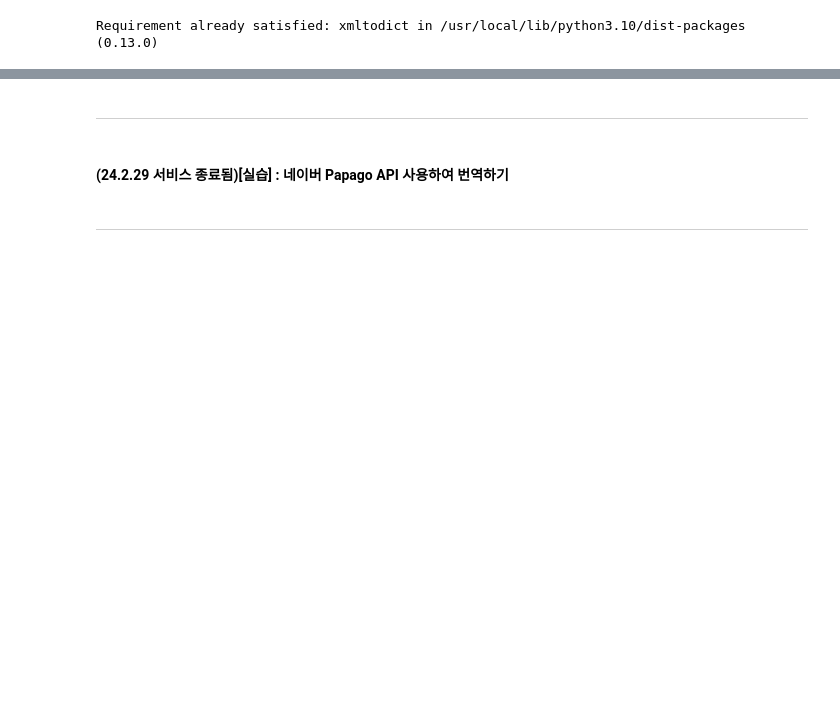
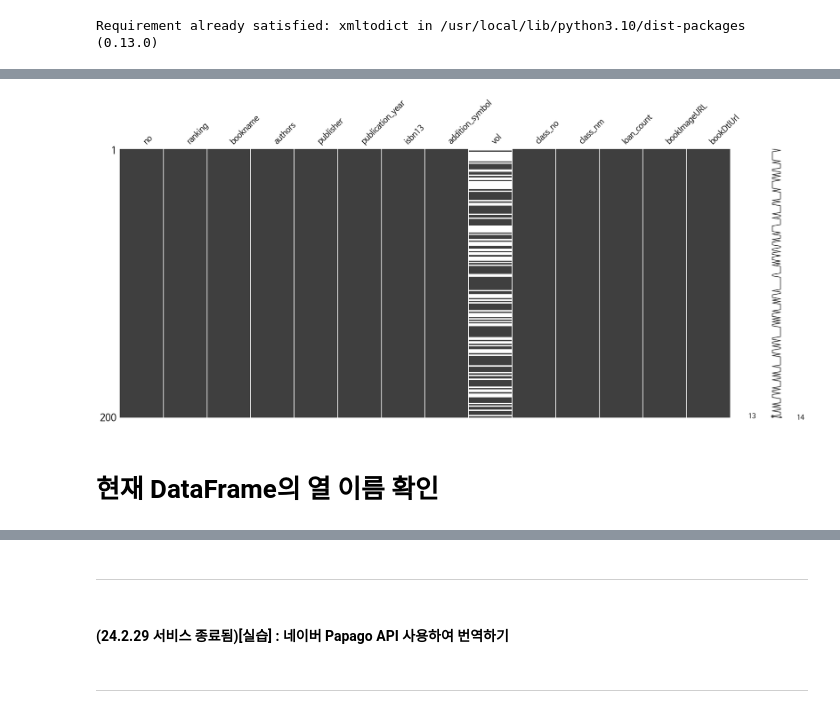
Before and after one commit to ellieyakim0829/dataAnalysis, a Jupyter notebook: 2_미니프로젝트_데이터분석_OpenAPI_실습_20240429.ipynb, the cells around one changed output, grey strips where cells are left out. Cells and saved outputs as stored; diff of their text form; code cells hidden in the pictures; blank space fills up the shorter version.

```diff
--- a/2_미니프로젝트_데이터분석_OpenAPI_실습_20240429.ipynb
+++ b/2_미니프로젝트_데이터분석_OpenAPI_실습_20240429.ipynb
@@ -253,0 +263,8 @@ books
+# %%
+import missingno as msno
+msno.matrix(books_df)
+plt.show()
+# %% [output]
+[figure, added]
+# %% [markdown]
+# 현재 DataFrame의 열 이름 확인
```
Also changed, not shown: parts of 30 cells of this notebook.
